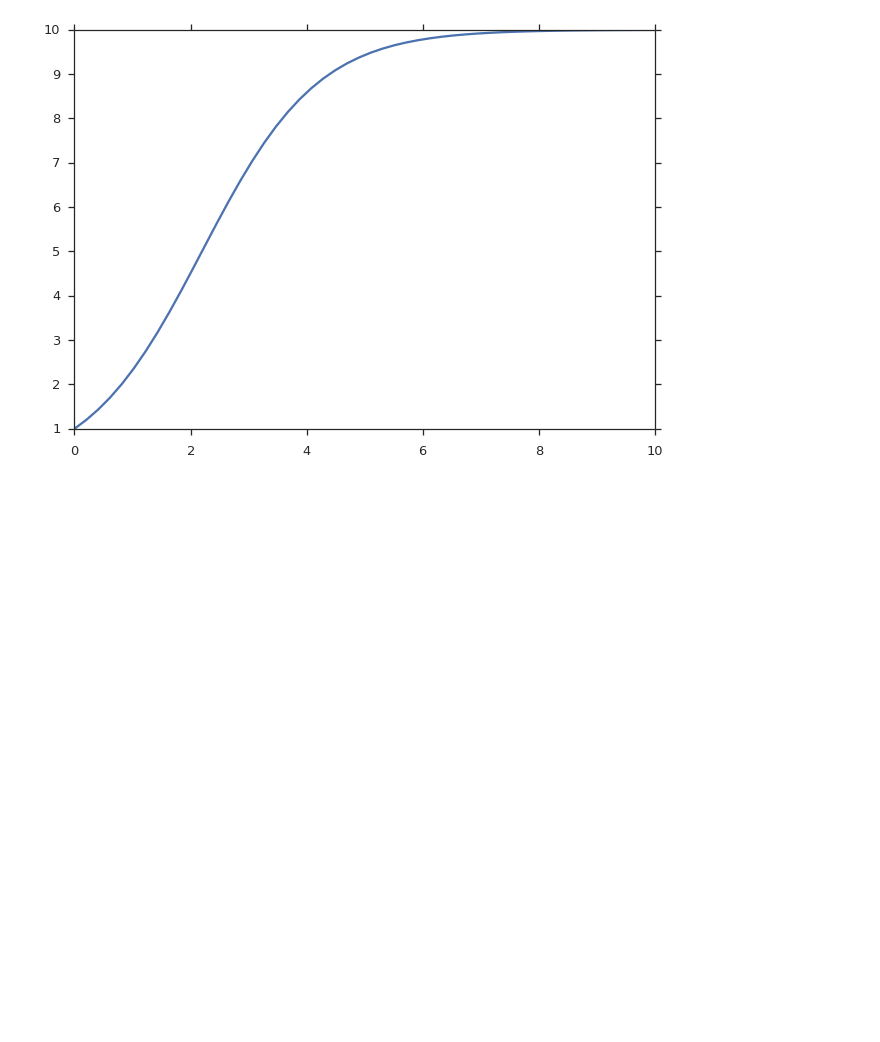
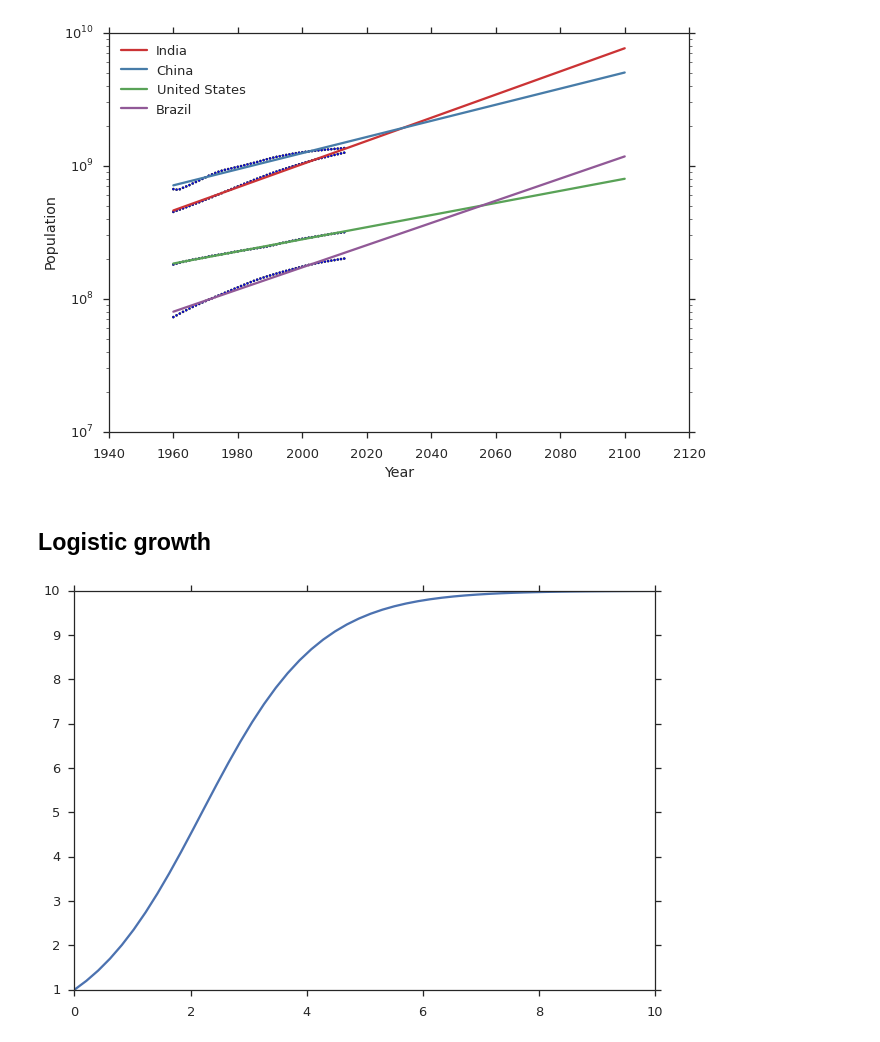
Before and after one commit to Py4Life/TAU2015, a Jupyter notebook: lecture10.ipynb, the cells around one changed output. Saved outputs shown, nothing was run; the diff lists cells and outputs as text; code cells hidden in the pictures; blank space fills up the shorter version.

```diff
--- a/lecture10.ipynb
+++ b/lecture10.ipynb
@@ -153,3 +122,19 @@ interactive(plot_lotka_volterra, H0=(1,1000), L0=(1,100), a=(0,10,0.01), b=(0,10
+# %%
+for cname in ('India','China','United States', 'Brazil'):
+    country = df[df['Country Name']==cname]
+    slope, intercept, r_value, p_value, std_err = linregress(country.Year, country.LogPopulation)
+    t = linspace(country.Year.min(), 2100)
+    y = exp(intercept + slope * t)
+    plot(t, y, label=cname)
+    scatter(country.Year, country.Population, marker='.')
+xlabel('Year')
+ylabel('Population')
+legend(loc='upper left')
+yscale('log');
+# %% [output]
+[figure, added]
+# %% [markdown]
+## Logistic growth
 # %%
 def logistic_ode(y, t, r, K):
     return r*y*(1-y/K)
```
Also changed, not shown: parts of 39 cells of this notebook.
